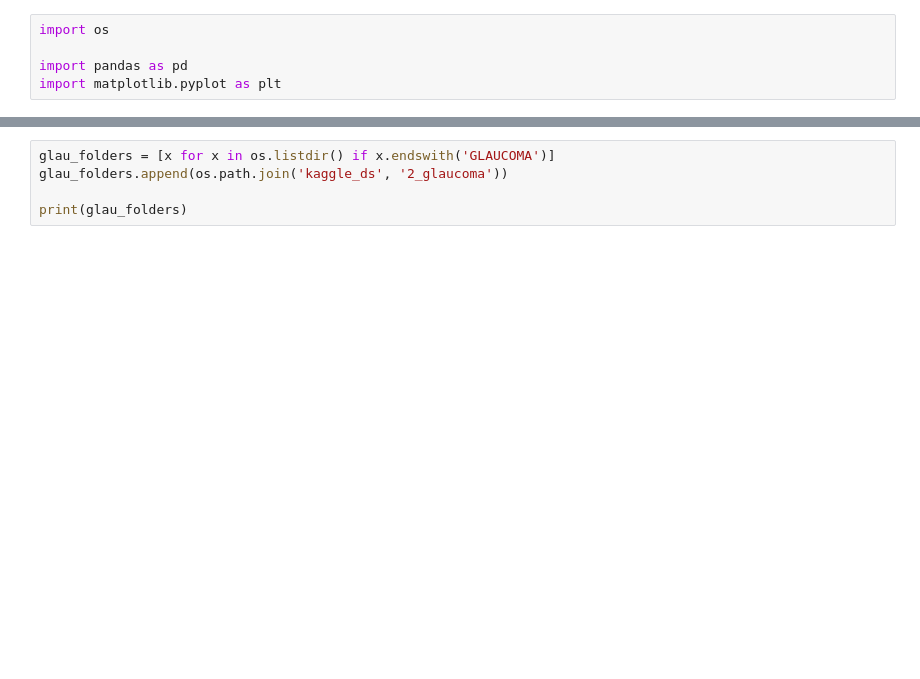
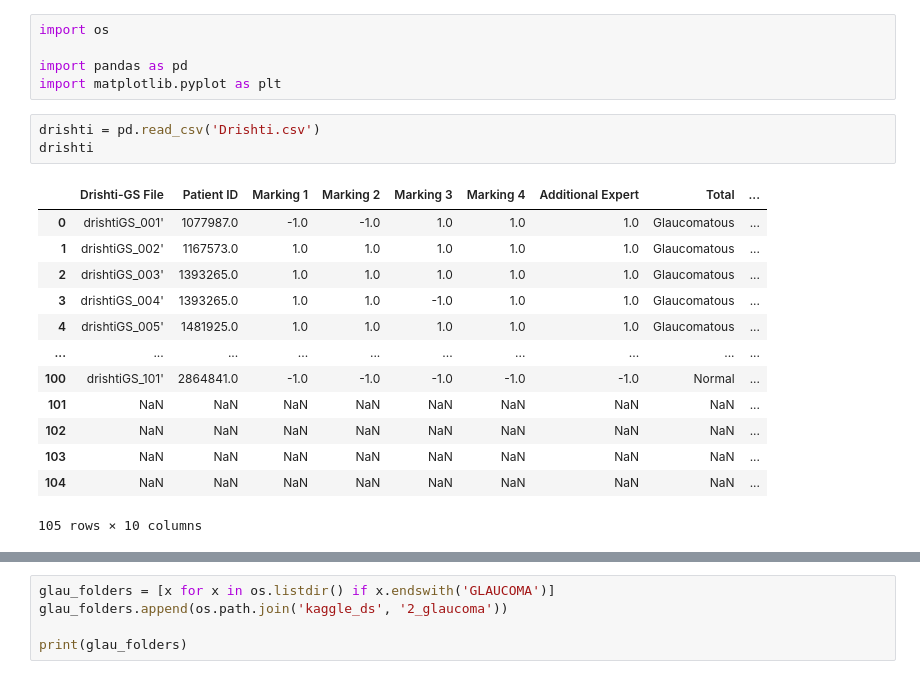
Before and after one commit to TanHaus/lifehack-2020, a Jupyter notebook: glaucoma_ds.ipynb, the cells around one changed output, grey strips where cells are left out. Drawn from its saved outputs; the diff is of its cells as text; blank space fills up the shorter version.

```diff
--- a/glaucoma_ds.ipynb
+++ b/glaucoma_ds.ipynb
@@ -10,3 +10,20 @@ import os
 
 import pandas as pd
 import matplotlib.pyplot as plt
+# %%
+drishti = pd.read_csv('Drishti.csv')
+drishti
+# %% [output]
+|  | Drishti-GS File | Patient ID | Marking 1 | Marking 2 | Marking 3 | Marking 4 | Additional Expert | Total | ... |
+| 0 | drishtiGS_001' | 1077987.0 | -1.0 | -1.0 | 1.0 | 1.0 | 1.0 | Glaucomatous | ... |
+| 1 | drishtiGS_002' | 1167573.0 | 1.0 | 1.0 | 1.0 | 1.0 | 1.0 | Glaucomatous | ... |
+| 2 | drishtiGS_003' | 1393265.0 | 1.0 | 1.0 | 1.0 | 1.0 | 1.0 | Glaucomatous | ... |
+| 3 | drishtiGS_004' | 1393265.0 | 1.0 | 1.0 | -1.0 | 1.0 | 1.0 | Glaucomatous | ... |
+| 4 | drishtiGS_005' | 1481925.0 | 1.0 | 1.0 | 1.0 | 1.0 | 1.0 | Glaucomatous | ... |
+| ... | ... | ... | ... | ... | ... | ... | ... | ... | ... |
+| 100 | drishtiGS_101' | 2864841.0 | -1.0 | -1.0 | -1.0 | -1.0 | -1.0 | Normal | ... |
+| 101 | NaN | NaN | NaN | NaN | NaN | NaN | NaN | NaN | ... |
+| 102 | NaN | NaN | NaN | NaN | NaN | NaN | NaN | NaN | ... |
+| 103 | NaN | NaN | NaN | NaN | NaN | NaN | NaN | NaN | ... |
+| 104 | NaN | NaN | NaN | NaN | NaN | NaN | NaN | NaN | ... |
+105 rows × 10 columns
```
Also changed, not shown: parts of 8 cells of this notebook, 1 other file.
